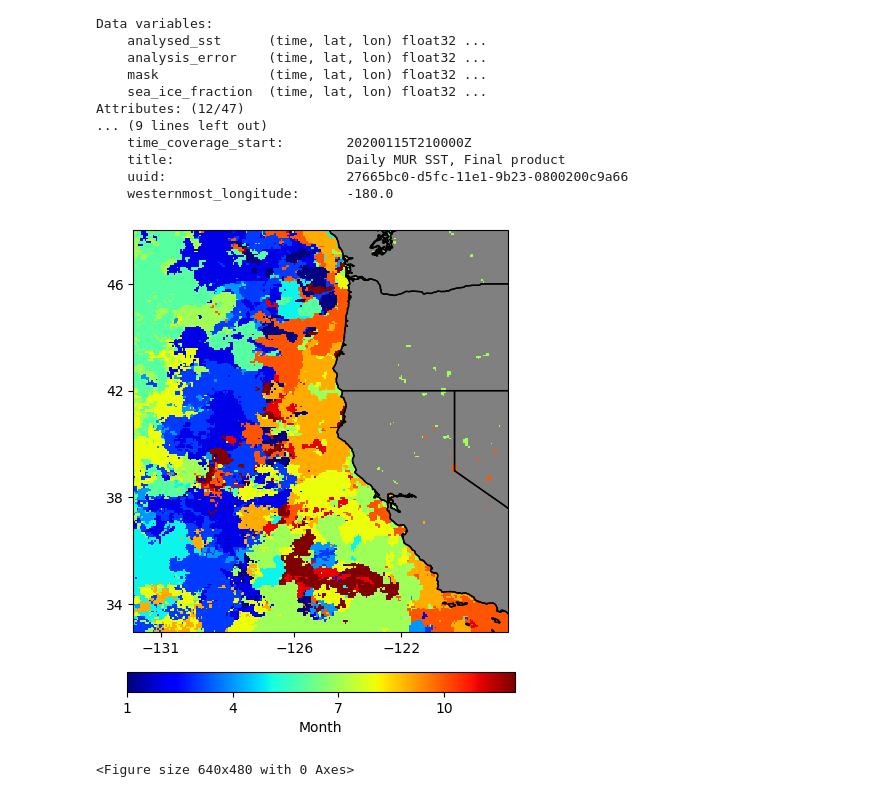
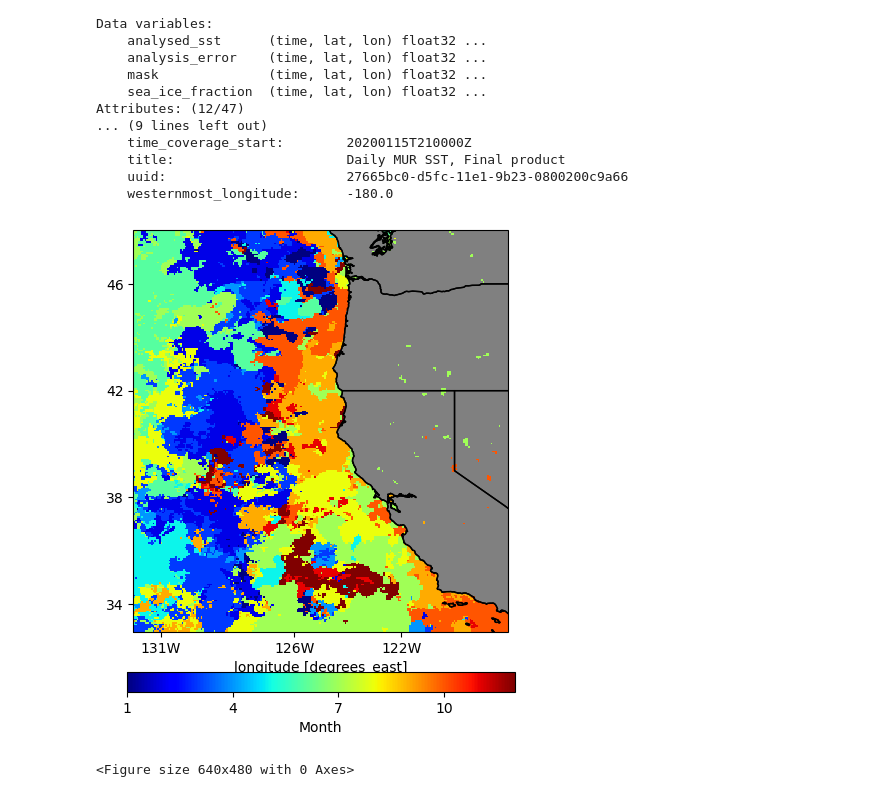
Before and after one commit to UCB-stat-159-s23/hw03-Group11, a Jupyter notebook: climate-Q05.ipynb, the cells around one changed output. Saved outputs shown, nothing was run; the diff lists cells and outputs as text; code cells hidden in the pictures.

```diff
--- a/climate-Q05.ipynb
+++ b/climate-Q05.ipynb
@@ -47,34 +47,36 @@ ds1 = ds.analysed_sst.sel(time=slice("2002", "2016-07"))
 sst = ds1.groupby(ds1.time.dt.dayofyear)
 # select the time range(2002-2012) and group by day of year. calculate the mean.
 ds2 = ds.analysed_sst.sel(time=slice("2002","2012"))
 sst_mean = ds2.groupby(ds2.time.dt.dayofyear).mean(skipna=True)
 
 # calculate the anomalies
 anomalies = sst-sst_mean
 
 # find the maximum anomaly
 anomalies_max = anomalies.idxmax(dim='time').dt.month
 
 # plot the map
 fig = plt.figure(figsize=(10, 6))
 ax = fig.add_subplot(projection=crs)
 anoma_map = anomalies_max.plot(x='lon',y='lat',cmap='jet',transform=crs, add_colorbar=False)
 
 ax.coastlines("10m", color="k")
 ax.add_feature(cfeature.LAND, color="grey")
 ax.add_feature(cfeature.STATES.with_scale("10m"))
-ax.set_xlabel("")
-ax.set_xticks([-131,-126,-122])
+#ax.set_xlabel("")
+#ax.set_xticks([-131,-126,-122])
+
+plt.xticks([-131,-126,-122],['131W', '126W', '122W'])
 ax.set_ylabel("")
 ax.set_yticks(range(34,47,4))
 # add colorbar
 cbar = plt.colorbar(anoma_map,ax=ax,location='bottom', shrink=0.5, pad=0.03,orientation="horizontal",fraction=0.1,anchor=(0.5,0.0))
 cbar.set_label('Month')
 
 cbar.set_ticks([1, 4, 7,10])
 
 plt.show()
 plt.savefig('outputs/Q05.png');
 # %% [output]
-[figure, old version]
+[figure, new version]
 <Figure size 640x480 with 0 Axes>
```
